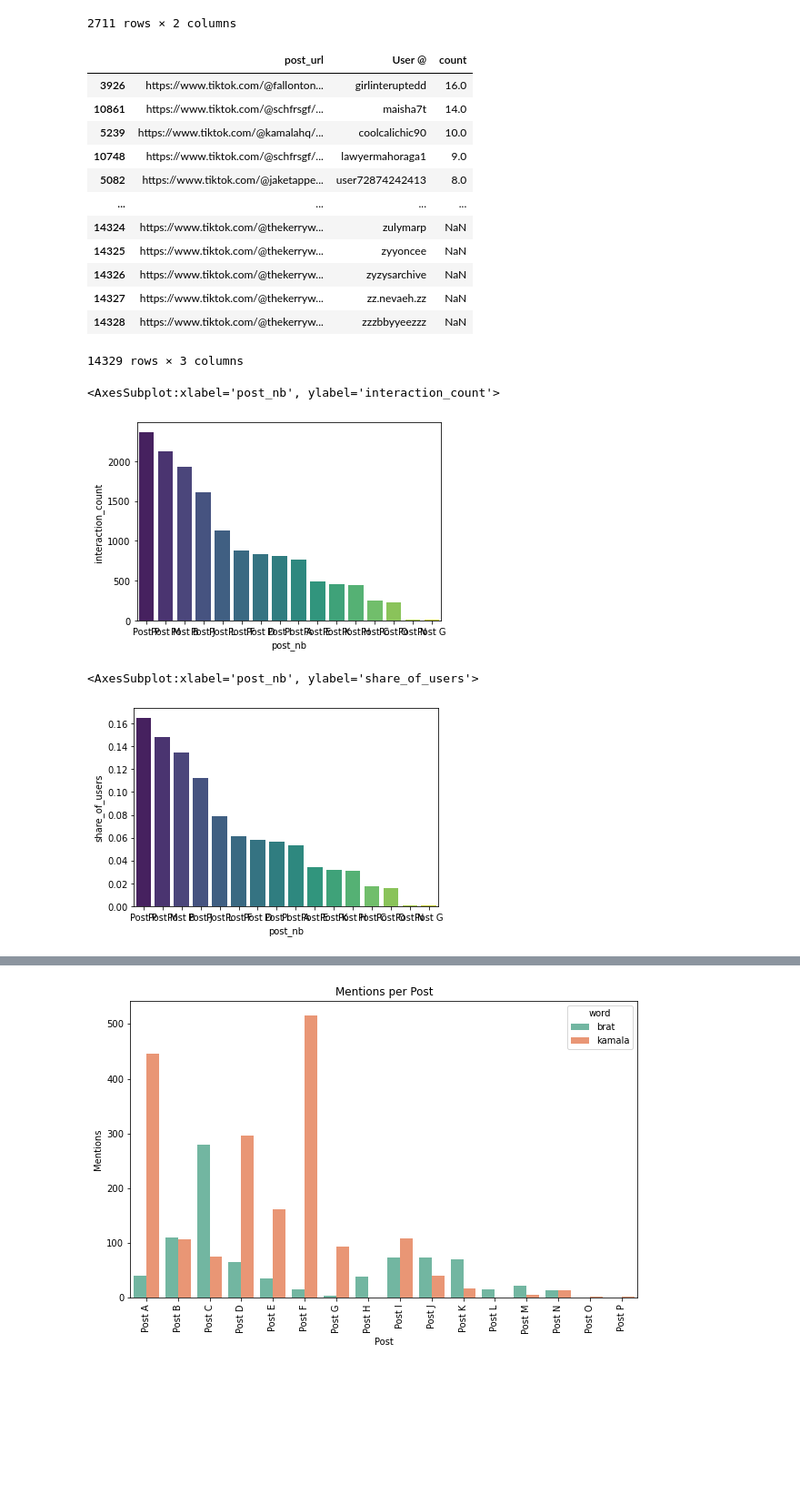
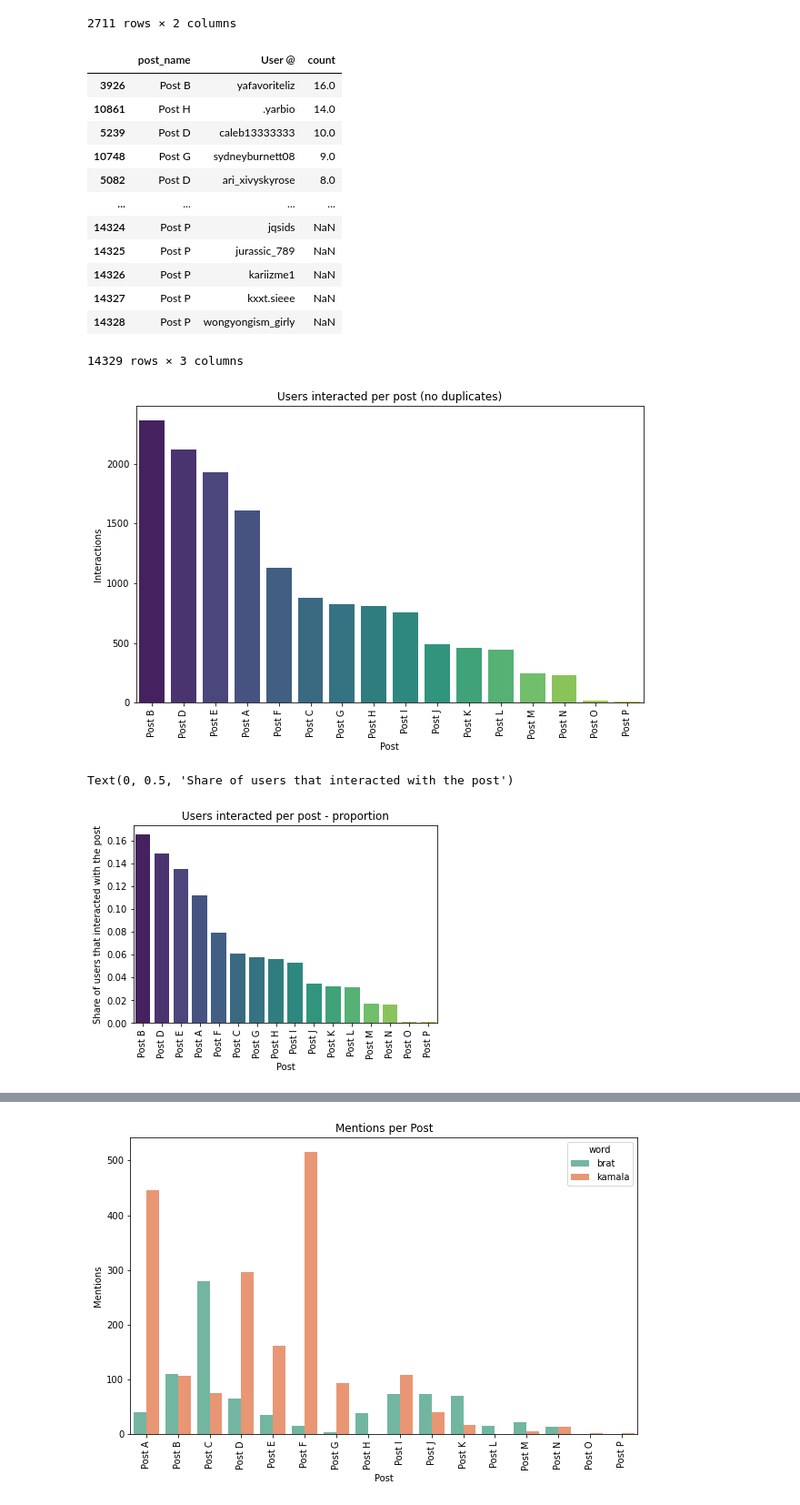
Before and after one commit to pouvoirdasha/sociology_scrapping, a Jupyter notebook: notebooks_stats_finetuning/decriptive_stats_dasha.ipynb, the cells around one changed output, grey strips where cells are left out. Shown at 91% size. Drawn from its saved outputs; the diff is of its cells as text; code cells hidden in the pictures; blank space fills up the shorter version.

```diff
--- a/notebooks_stats_finetuning/decriptive_stats_dasha.ipynb
+++ b/notebooks_stats_finetuning/decriptive_stats_dasha.ipynb
@@ -68,3 +54,11 @@ tiktok
+# %%
+tiktok['post_likes'] = tiktok['post_likes'].fillna('0')
+tiktok['post_likes'] = tiktok['post_likes'].apply(convert_likes)
+
+
+
+tiktok['post_likes'] = tiktok['post_likes'].astype(int)
+#tiktok['Likes'] = tiktok['Likes'].fillna(0).astype(int)
 # %%
 #deleting comments where users only identify each other (starting with @, ending with a space)
 tiktok['Comment Text'] = tiktok['Comment Text'].fillna('').astype(str)
@@ -134,7 +153,7 @@ count_user[count_user["count"]>=2]
 # %%
 #accounting for posts :
 
-count_post_user =  tiktok.groupby(["post_url",'User @']).size().reset_index()
+count_post_user =  tiktok.groupby(["post_name",'User @']).size().reset_index()
 count_post_user
 count_post_user.rename( columns={0 :'count'}, inplace=True )
 count_post_user["count"] = count_user["count"].astype(int)
@@ -144,45 +163,48 @@ count_post_user
 
 #no interaction noticed between different posts. So maybe network would not b einteresting in our case (could be due to the loss of data while scrpaing)
 # %% [output]
-|  | post_url | User @ | count |
-| 3926 | https://www.tiktok.com/@fallonton... | girlinteruptedd | 16.0 |
-| 10861 | https://www.tiktok.com/@schfrsgf/... | maisha7t | 14.0 |
-| 5239 | https://www.tiktok.com/@kamalahq/... | coolcalichic90 | 10.0 |
-| 10748 | https://www.tiktok.com/@schfrsgf/... | lawyermahoraga1 | 9.0 |
-| 5082 | https://www.tiktok.com/@jaketappe... | user72874242413 | 8.0 |
+|  | post_name | User @ | count |
+| 3926 | Post B | yafavoriteliz | 16.0 |
+| 10861 | Post H | .yarbio | 14.0 |
+| 5239 | Post D | caleb13333333 | 10.0 |
+| 10748 | Post G | sydneyburnett08 | 9.0 |
+| 5082 | Post D | ari_xivyskyrose | 8.0 |
 | ... | ... | ... | ... |
-| 14324 | https://www.tiktok.com/@thekerryw... | zulymarp | NaN |
-| 14325 | https://www.tiktok.com/@thekerryw... | zyyoncee | NaN |
-| 14326 | https://www.tiktok.com/@thekerryw... | zyzysarchive | NaN |
-| 14327 | https://www.tiktok.com/@thekerryw... | zz.nevaeh.zz | NaN |
-| 14328 | https://www.tiktok.com/@thekerryw... | zzzbbyyeezzz | NaN |
+| 14324 | Post P | jqsids | NaN |
+| 14325 | Post P | jurassic_789 | NaN |
+| 14326 | Post P | kariizme1 | NaN |
+| 14327 | Post P | kxxt.sieee | NaN |
+| 14328 | Post P | wongyongism_girly | NaN |
 14329 rows × 3 columns
 # %%
 count_post_user.dropna()
-users_per_post = count_post_user.groupby('post_url').size().reset_index()
+users_per_post = count_post_user.groupby('post_name').size().reset_index()
 users_per_post.rename( columns={0 :'interaction_count'}, inplace=True )
 
-#renaming post_urls by Post A, B, C..
-videos_list = users_per_post['post_url'].value_counts().index
-renaming_posts = {}
-for i,video in enumerate(list(videos_list)):
-    renaming_posts[video] = "Post " + chr(ord('A')+i)
-users_per_post['post_nb'] = users_per_post['post_url'].replace(renaming_posts)
 
 users_per_post = users_per_post.sort_values(by='interaction_count', ascending=False)
 
 
 
 #barplotting
-sns.barplot(x='post_nb', y='interaction_count', data=users_per_post, palette='viridis')
+plt.figure(figsize=(10, 6))
+sns.barplot(x='post_name', y='interaction_count', data=users_per_post, palette='viridis')
+plt.xticks(rotation=90)
+plt.title("Users interacted per post (no duplicates)")
+plt.xlabel("Post")
+plt.ylabel("Interactions")
+plt.show()
 # %% [output]
-<AxesSubplot:xlabel='post_nb', ylabel='interaction_count'>
-[figure, old version]
+[figure, new version]
 # %%
 
 users_per_post['share_of_users'] = users_per_post['interaction_count']/sum(users_per_post['interaction_count'])
 users_per_post
-sns.barplot(x='post_nb', y='share_of_users', data=users_per_post, palette='viridis')
+sns.barplot(x='post_name', y='share_of_users', data=users_per_post, palette='viridis')
+plt.xticks(rotation=90)
+plt.title("Users interacted per post - proportion")
+plt.xlabel("Post")
+plt.ylabel("Share of users that interacted with the post")
 # %% [output]
-<AxesSubplot:xlabel='post_nb', ylabel='share_of_users'>
+Text(0, 0.5, 'Share of users that interacted with the post')
-[figure, old version]
+[figure, new version]
```
Also changed, not shown: parts of 12 cells of this notebook, 1 other file.
